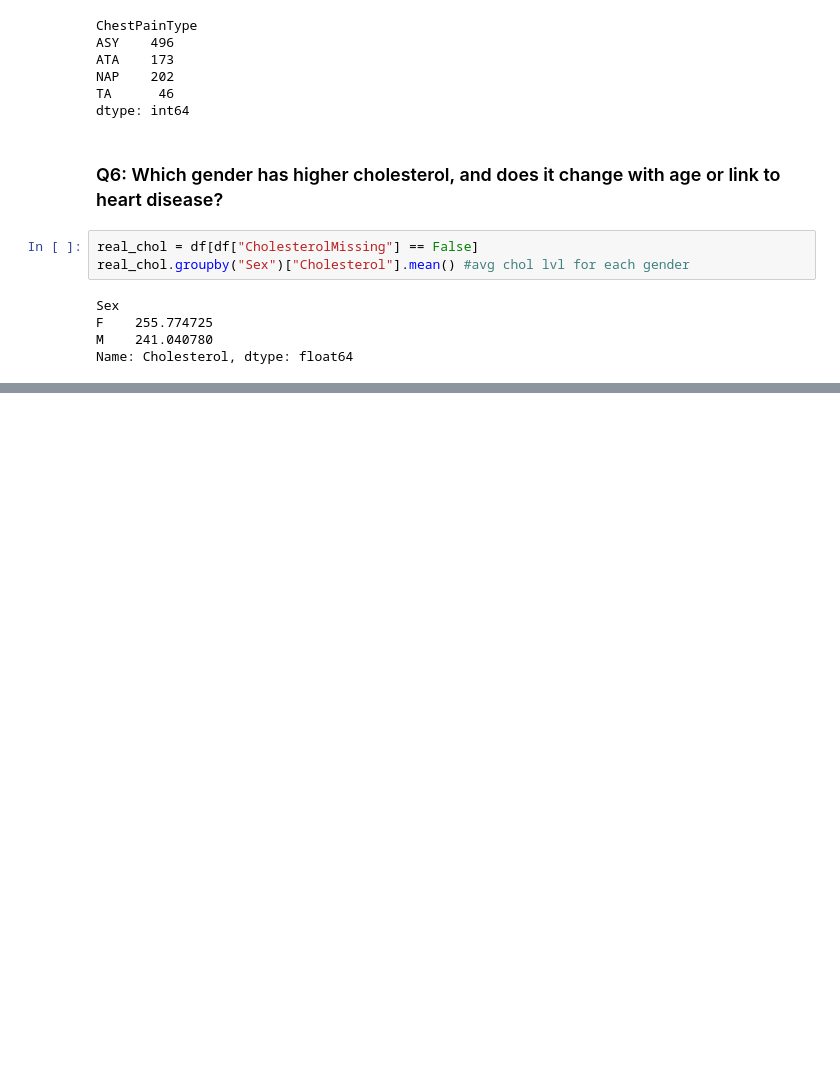
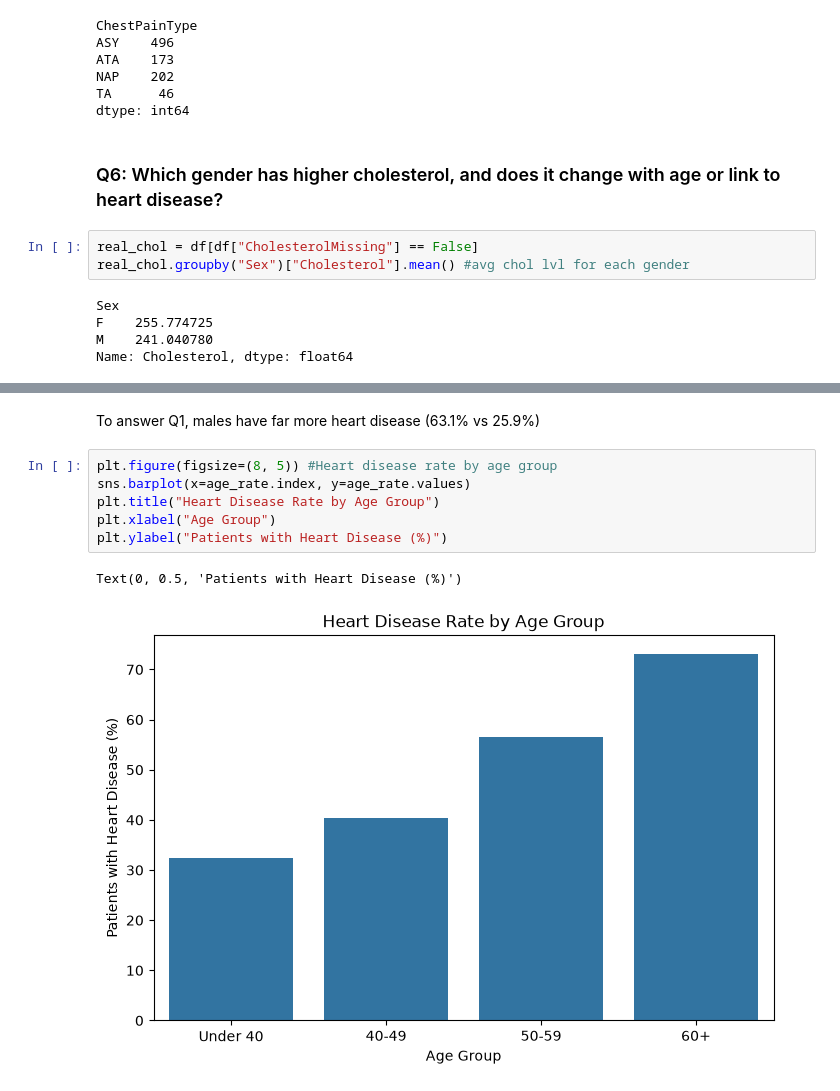
Before and after one commit to TuhinShaikh/Heart-Disease-Visualisation, a Jupyter notebook: Heart_Disease_Analysis.ipynb, the cells around one changed output, grey strips where cells are left out. Cells and saved outputs as stored; diff of their text form; blank space fills up the shorter version.

```diff
--- a/Heart_Disease_Analysis.ipynb
+++ b/Heart_Disease_Analysis.ipynb
@@ -388,0 +444,11 @@ chol_age_sex #
+# %% [markdown]
+To answer Q1, males have far more heart disease (63.1% vs 25.9%)
+# %%
+plt.figure(figsize=(8, 5)) #Heart disease rate by age group
+sns.barplot(x=age_rate.index, y=age_rate.values)
+plt.title("Heart Disease Rate by Age Group")
+plt.xlabel("Age Group")
+plt.ylabel("Patients with Heart Disease (%)")
+# %% [output]
+Text(0, 0.5, 'Patients with Heart Disease (%)')
+[figure, added]
```
Also changed, not shown: parts of 26 cells of this notebook.
